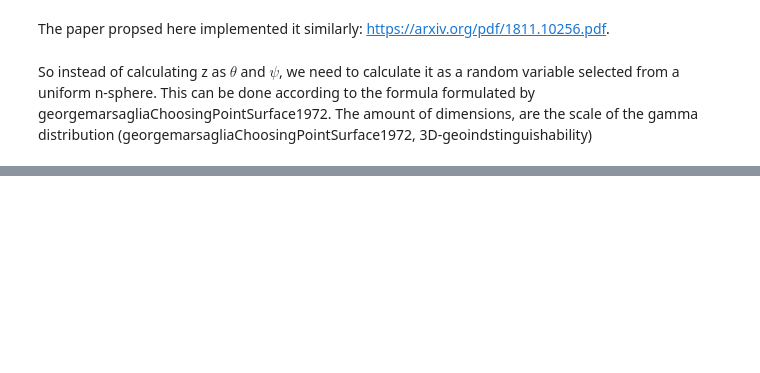
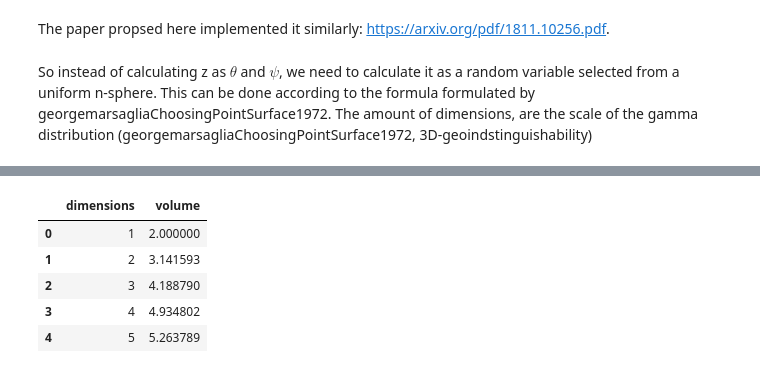
Before and after one commit to tjvanderende/privacy-preserved-clustering-with-nD-Laplace, a Jupyter notebook: RQ2/research-nd-laplace.ipynb, the cells around one changed output, grey strips where cells are left out. Drawn from its saved outputs; the diff is of its cells as text; code cells hidden in the pictures; blank space fills up the shorter version.

```diff
--- a/RQ2/research-nd-laplace.ipynb
+++ b/RQ2/research-nd-laplace.ipynb
@@ -110,0 +160,10 @@ array([3.14510066, 3.69624068, 1.08994594, 4.35126824, 2.94221101,
+# %%
+df = generate_example_data()
+df.head()
+# %% [output]
+|  | dimensions | volume |
+| 0 | 1 | 2.000000 |
+| 1 | 2 | 3.141593 |
+| 2 | 3 | 4.188790 |
+| 3 | 4 | 4.934802 |
+| 4 | 5 | 5.263789 |
```
Also changed, not shown: parts of 11 cells of this notebook, 8 other files.
